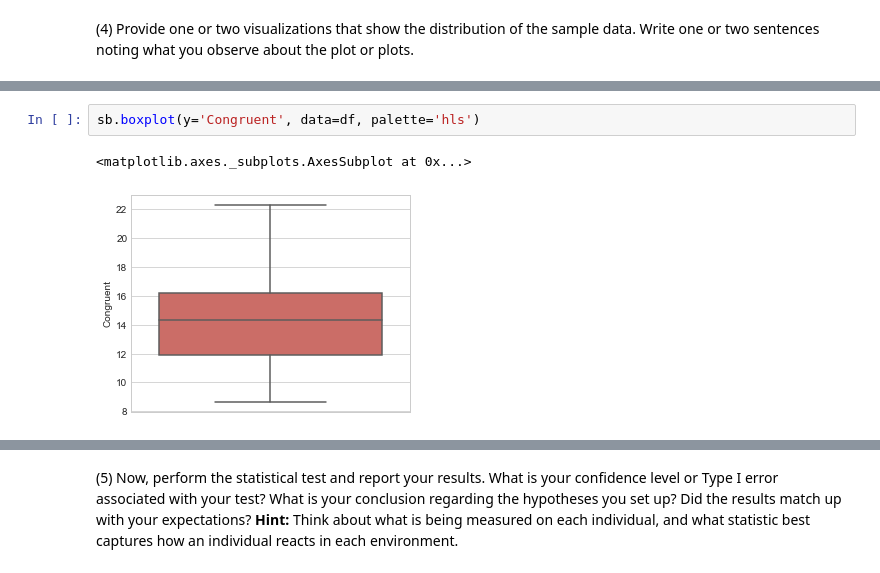
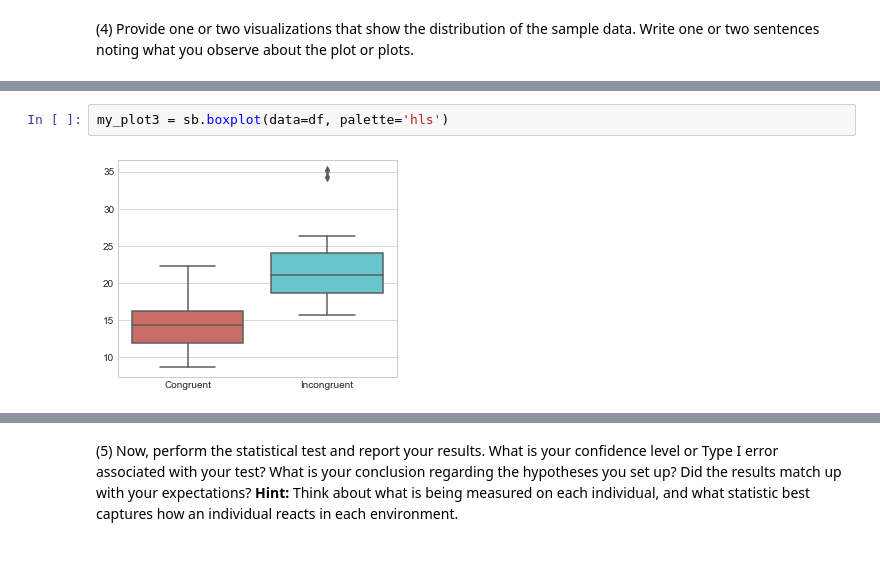
Before and after one commit to elastific/DAND, a Jupyter notebook: Test a Perceptual Phenomenon.ipynb, the cells around one changed output, grey strips where cells are left out. Saved outputs shown, nothing was run; the diff lists cells and outputs as text.

```diff
--- a/Test a Perceptual Phenomenon.ipynb
+++ b/Test a Perceptual Phenomenon.ipynb
@@ -91,5 +114,4 @@ sb.distplot(incongruent_data, color='salmon')
 # %%
-sb.boxplot(y='Congruent', data=df, palette='hls')
+my_plot3 = sb.boxplot(data=df, palette='hls')
 # %% [output]
-<matplotlib.axes._subplots.AxesSubplot at 0x...>
-[figure, old version]
+[figure, new version]
```
Also changed, not shown: parts of 14 cells of this notebook.
